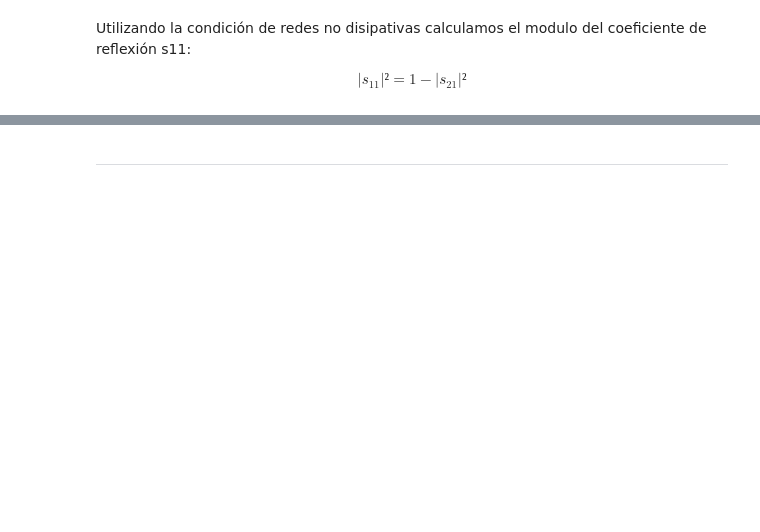
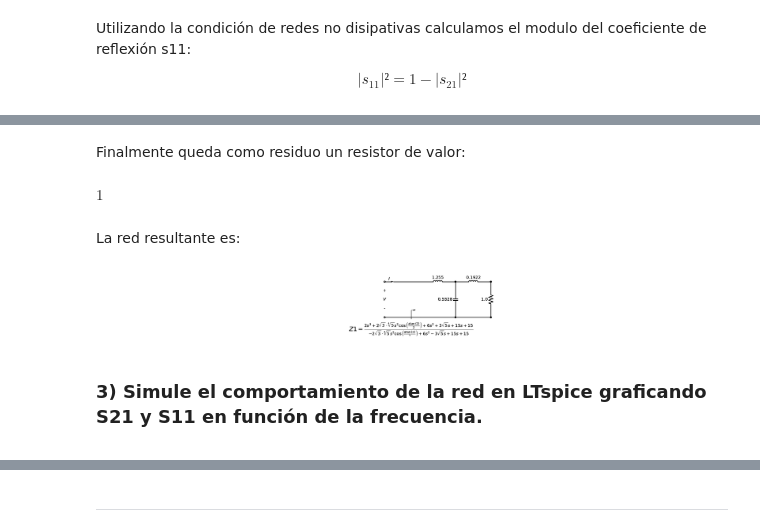
Before and after one commit to facundo-iglesias/TC2, a Jupyter notebook: Trabajo_semanal14/Trabajo_semanal14.ipynb, the cells around one changed output, grey strips where cells are left out. Drawn from its saved outputs; the diff is of its cells as text; code cells hidden in the pictures; blank space fills up the shorter version.

```diff
--- a/Trabajo_semanal14/Trabajo_semanal14.ipynb
+++ b/Trabajo_semanal14/Trabajo_semanal14.ipynb
@@ -496,0 +180,7 @@ IFrame("./rsc/resolucion.pdf", width=1000, height=1000)
+# %%
+z3, z2 = remover_polo_infinito(z1)
+L1 = z2/s
+print('Se removió de la impedancia: ')
+display(z1)
+print('Un inductor de valor: ')
+display(L1)
@@ -496,0 +194,7 @@ IFrame("./rsc/resolucion.pdf", width=1000, height=1000)
+# %%
+y5, y4 = remover_polo_infinito(1/z3)
+C1 = y4/s
+print('Se removió de la admitancia: ')
+display(1/z3)
+print('Un capacitor de valor: ')
+display(C1)
@@ -496,0 +208,7 @@ IFrame("./rsc/resolucion.pdf", width=1000, height=1000)
+# %%
+z7, y6 = remover_polo_infinito(1/y5)
+L2 = y6/s
+print('Se removió de la impedancia: ')
+display(1/y5)
+print('Un inductor de valor: ')
+display(L2)
@@ -496,0 +220,34 @@ IFrame("./rsc/resolucion.pdf", width=1000, height=1000)
+# %% [markdown]
+Finalmente queda como residuo un resistor de valor:
+# %%
+R1 = z7
+display(R1)
+# %% [output]
+$\displaystyle 1$
+# %% [markdown]
+La red resultante es:
+# %%
+d = dibujar_puerto_entrada('',
+                        voltage_lbl = ('+', '$V$', '-'),
+                        current_lbl = '$I$')
+d, z1_lbl = dibujar_funcion_exc_abajo(d,
+                                          'Z1',
+                                          z1,
+                                          hacia_salida = True,
+                                          k_gap_width = 0.5)
+
+d = dibujar_elemento_serie(d, Inductor, N(L1,4))
+
+d = dibujar_elemento_derivacion(d, Capacitor, N(C1,4))
+
+d = dibujar_elemento_serie(d, Inductor, N(L2,4))
+
+d = dibujar_elemento_derivacion(d, Resistor, N(R1,4))
+
+display(d)
+# %% [output]
+[figure, added]
+# %% [markdown]
+<a name="3">
+   <h3> 3) Simule el comportamiento de la red en LTspice graficando S21 y S11 en función de la frecuencia. </h3>
+</a>
```
Also changed, not shown: parts of 73 cells of this notebook, 10 other files.
